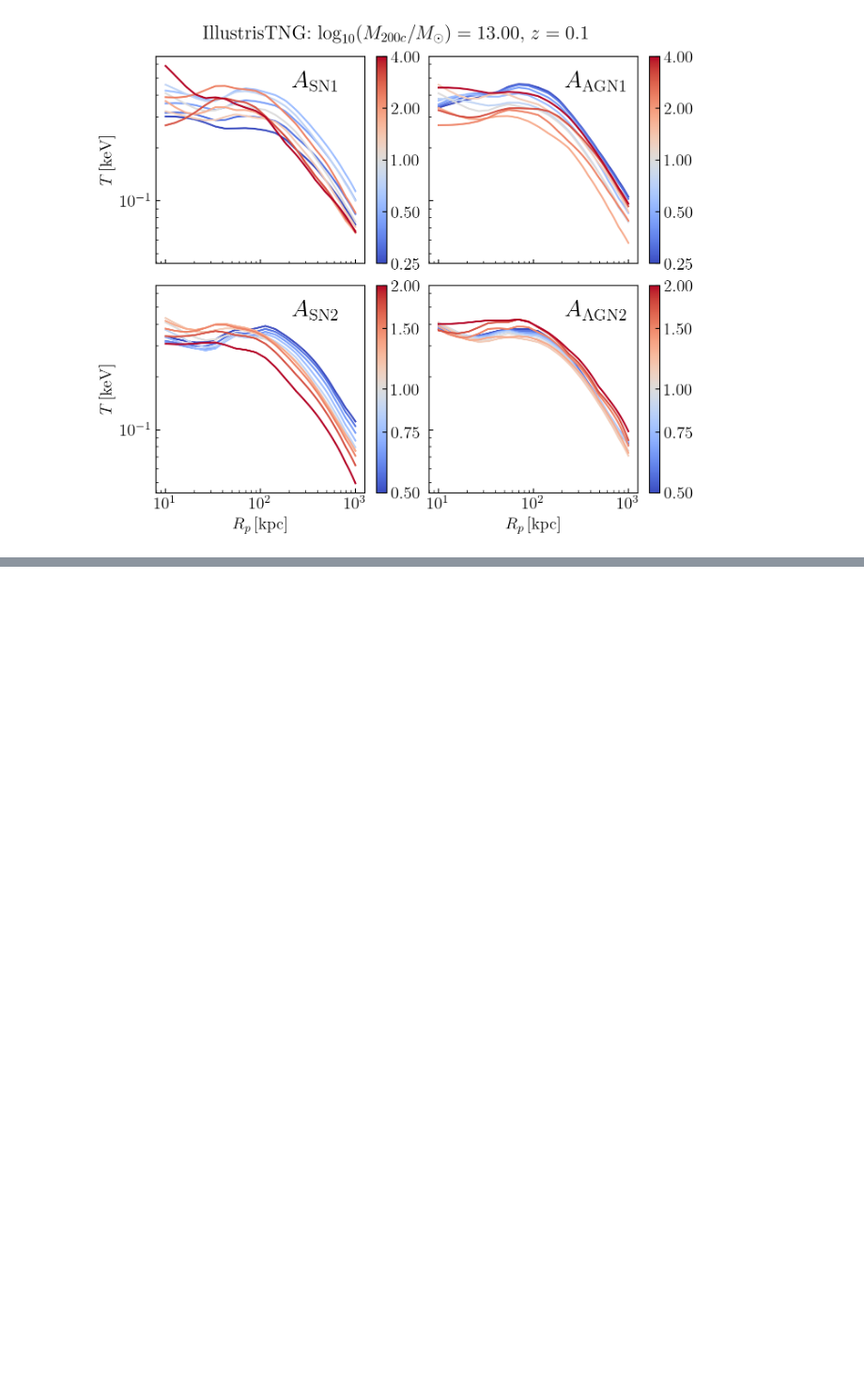
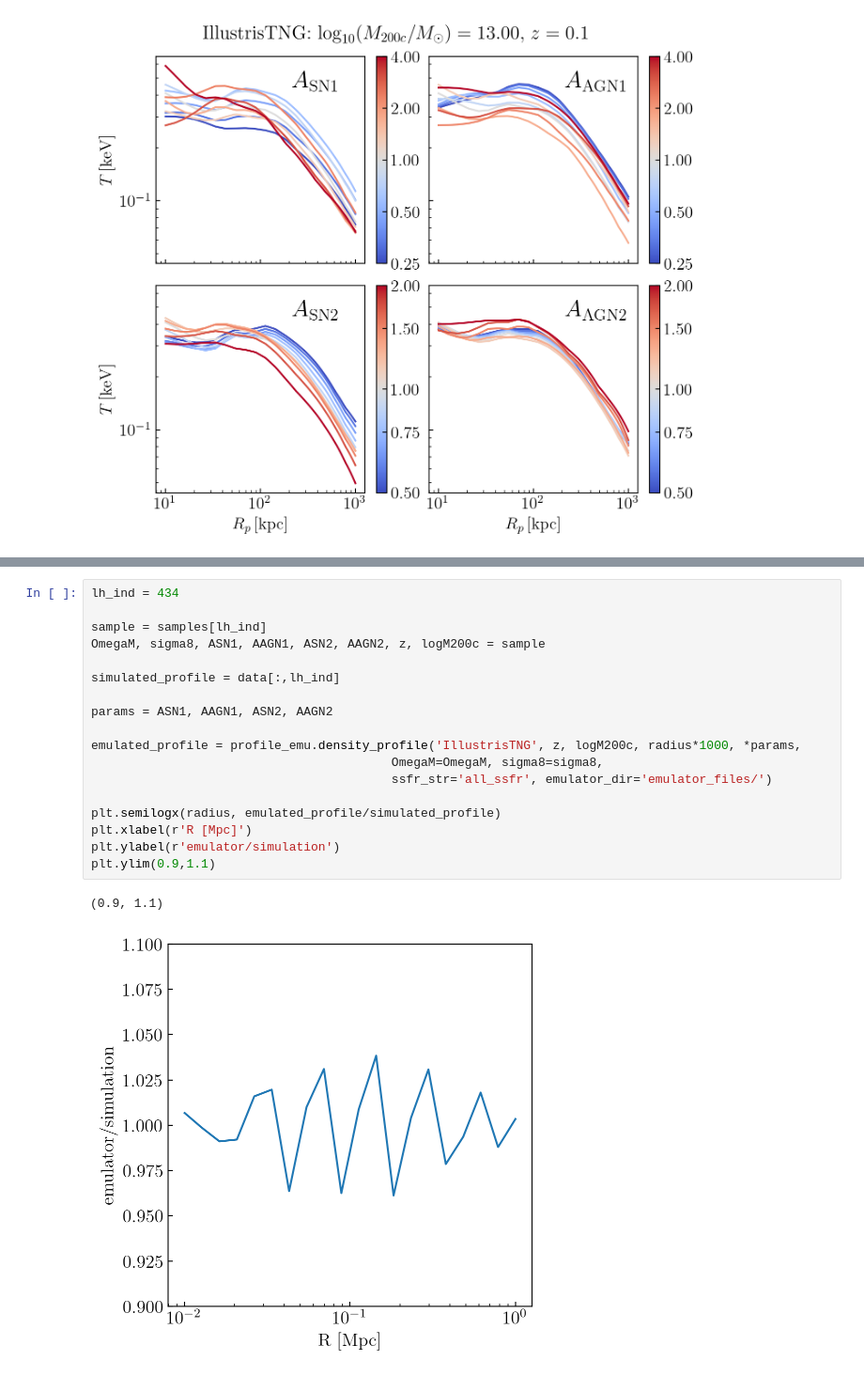
Before and after one commit to ethlau/CAMELS_emulator, a Jupyter notebook: Profile_emulator_M200c.ipynb, the cells around one changed output, grey strips where cells are left out. Shown at 94% size. Cells and saved outputs as stored; diff of their text form; blank space fills up the shorter version.

```diff
--- a/Profile_emulator_M200c.ipynb
+++ b/Profile_emulator_M200c.ipynb
@@ -412,0 +441,21 @@ for logM200c in [12, 12.5, 13.0]:
+# %%
+lh_ind = 434
+
+sample = samples[lh_ind]
+OmegaM, sigma8, ASN1, AAGN1, ASN2, AAGN2, z, logM200c = sample
+
+simulated_profile = data[:,lh_ind]
+
+params = ASN1, AAGN1, ASN2, AAGN2
+
+emulated_profile = profile_emu.density_profile('IllustrisTNG', z, logM200c, radius*1000, *params,
+                                         OmegaM=OmegaM, sigma8=sigma8,
+                                         ssfr_str='all_ssfr', emulator_dir='emulator_files/')
+
+plt.semilogx(radius, emulated_profile/simulated_profile)
+plt.xlabel(r'R [Mpc]')
+plt.ylabel(r'emulator/simulation')
+plt.ylim(0.9,1.1)
+# %% [output]
+(0.9, 1.1)
+[figure, added]
```
Also changed, not shown: parts of 2 cells of this notebook, 2 other files.
